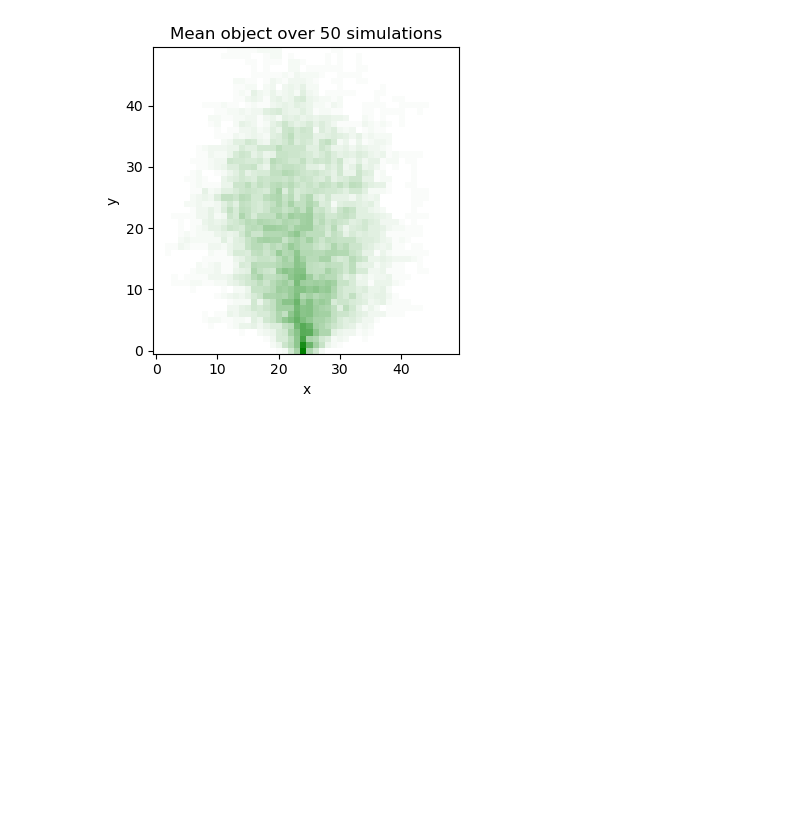
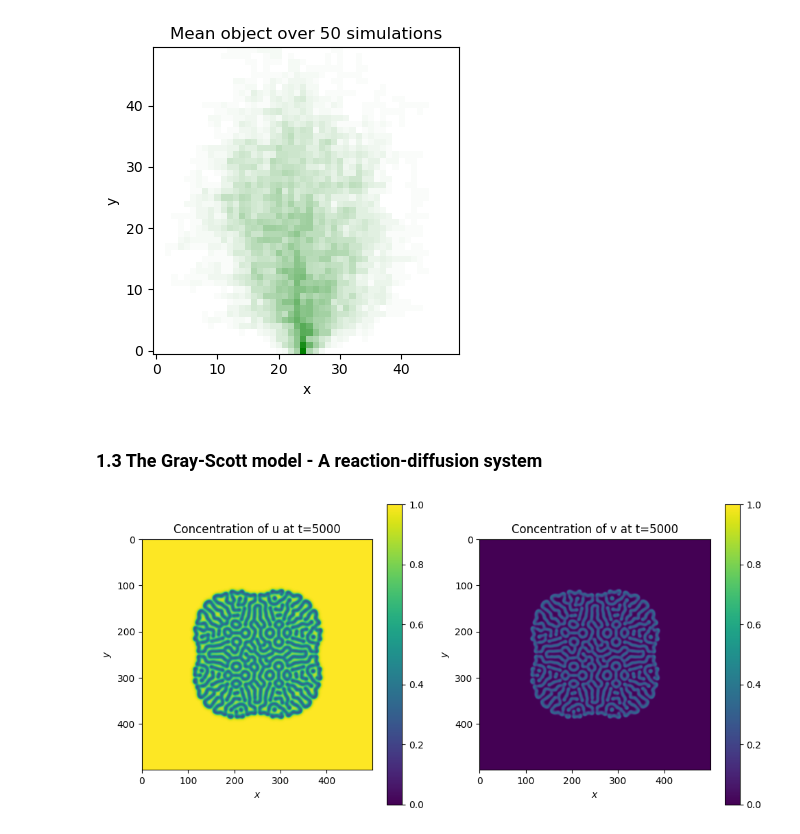
Before and after one commit to jonas4climate/modelling-natural-processes, a Jupyter notebook: Set2.ipynb, the cells around one changed output. Drawn from its saved outputs; the diff is of its cells as text; code cells hidden in the pictures; blank space fills up the shorter version.

```diff
--- a/Set2.ipynb
+++ b/Set2.ipynb
@@ -869,3 +869,5 @@ for p_sticky, cmap in zip(p_stickies, cmaps):
 [figure]
 [figure]
 [figure]
+# %% [markdown]
+### 1.3 The Gray-Scott model - A reaction-diffusion system
@@ -871,0 +933,22 @@ for p_sticky, cmap in zip(p_stickies, cmaps):
+# %%
+end_time = 5_000
+grid_size = 500
+# Du, Dv = .1, .05
+# F, k = 0.0545, 0.062
+#Du, DV, F, k = 8.16 0.08, 0.035 0.965 Bacteria 1
+# 3 #Du, DV, F, k = 8.14 0.06, 0.035 0.065Bacteria 2
+# 4 #Du, Dv, F, k = 8.16 0.08, 0.068, Coral
+# 5 #Du, Dv, F, K 0.19, 0.05, 0.060, 0.062 #Fingerprint
+# 6 #Du, DV, F, 0.10, 0.018, 0.050 # Spirals
+# Du, Dv, f, k = 0.12, 0.08, 0.020, 0.050 # Spirals Dense
+# 9 #Du, Dv, F, k = 8.16 0.08 0.020, 0.055 # Unstable
+# 16 #Du, Dv, F, K = 8.16 0.08, 0.050, 0.065 # Worms 1
+# 11 #Du, Dv, F, K 8.16, 0.08, 0.054, 0.063 # Worms 2
+# 12 #Du, Dv, F, K = 0.16, 0.08, 0.035, 0.060 # Zebrafish
+
+U, V, = initialize_system(size=grid_size)
+Du=0.16; Dv=0.08; f=0.035; k=0.060
+U_end, V_end = run_simulation(U, V, Du, Dv, f, k, T=end_time)
+visualize(U_end, V_end, t=end_time, name=f"media_2/init_plot_{end_time}.png")
+# %% [output]
+[figure, added]
```
Also changed, not shown: parts of 9 cells of this notebook.
